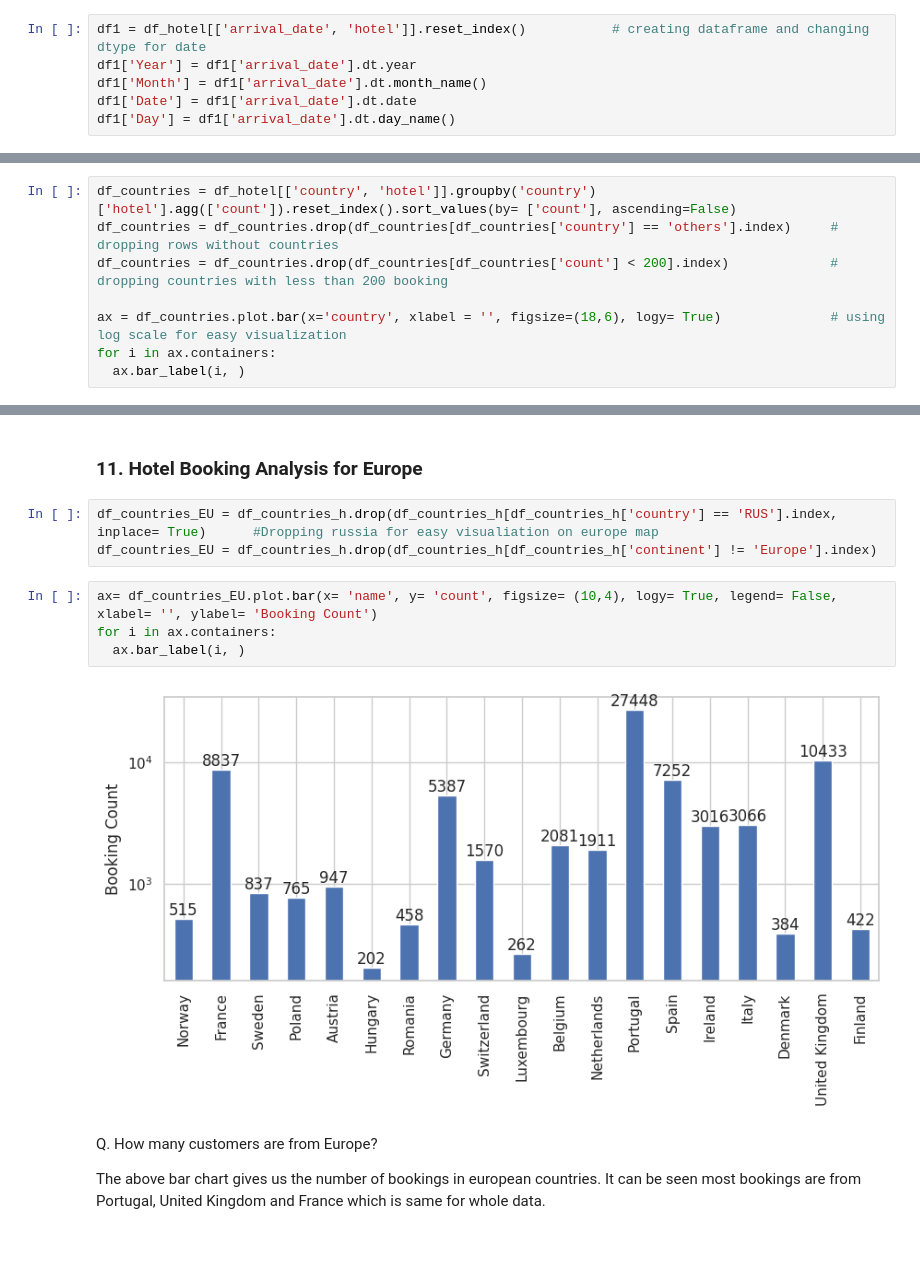
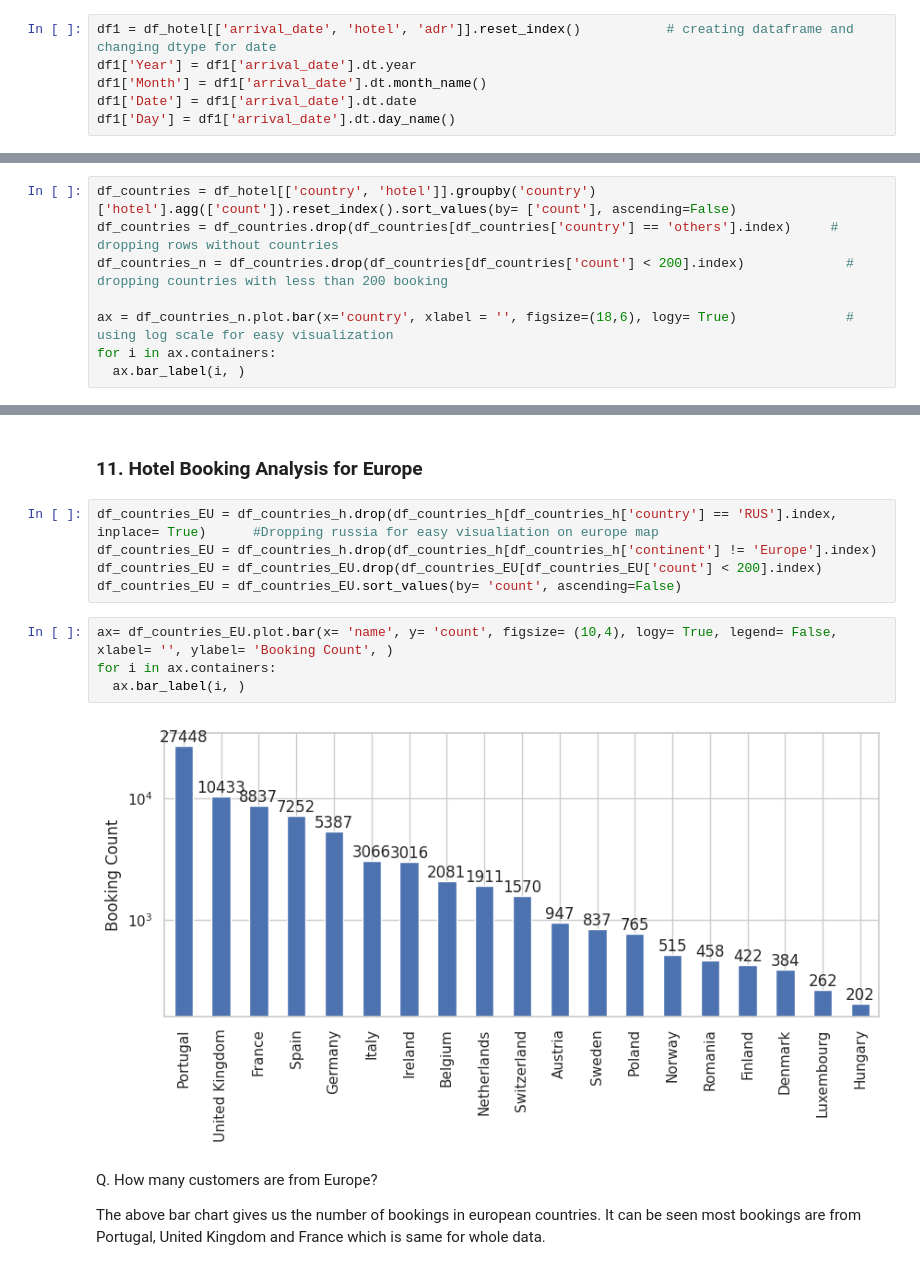
Before and after one commit to jamal-faisal/EDA_Hotel, a Jupyter notebook: EDA_Hotel_Booking.ipynb, the cells around one changed output, grey strips where cells are left out. Cells and saved outputs as stored; diff of their text form.

```diff
--- a/EDA_Hotel_Booking.ipynb
+++ b/EDA_Hotel_Booking.ipynb
@@ -304,7 +312,7 @@ The pie chart and bar chart are used as they enable us to compare numerical valu
 # %% [markdown]
 ### **3. Time wise analysis of hotel booking over years, months and days**
 # %%
-df1 = df_hotel[['arrival_date', 'hotel']].reset_index()           # creating dataframe and changing dtype for date
+df1 = df_hotel[['arrival_date', 'hotel', 'adr']].reset_index()           # creating dataframe and changing dtype for date
 df1['Year'] = df1['arrival_date'].dt.year
 df1['Month'] = df1['arrival_date'].dt.month_name()
 df1['Date'] = df1['arrival_date'].dt.date
@@ -514,9 +534,9 @@ A scatterplot is used for this analysis as it depict the strength, direction, an
 # %%
 df_countries = df_hotel[['country', 'hotel']].groupby('country')['hotel'].agg(['count']).reset_index().sort_values(by= ['count'], ascending=False)
 df_countries = df_countries.drop(df_countries[df_countries['country'] == 'others'].index)     # dropping rows without countries
-df_countries = df_countries.drop(df_countries[df_countries['count'] < 200].index)             # dropping countries with less than 200 booking
+df_countries_n = df_countries.drop(df_countries[df_countries['count'] < 200].index)             # dropping countries with less than 200 booking
 
-ax = df_countries.plot.bar(x='country', xlabel = '', figsize=(18,6), logy= True)              # using log scale for easy visualization
+ax = df_countries_n.plot.bar(x='country', xlabel = '', figsize=(18,6), logy= True)              # using log scale for easy visualization
 for i in ax.containers:
   ax.bar_label(i, )
 # %% [output]
@@ -546,12 +566,14 @@ The above world map shows that most number of bookings are in Europe. The reason
 # %%
 df_countries_EU = df_countries_h.drop(df_countries_h[df_countries_h['country'] == 'RUS'].index, inplace= True)      #Dropping russia for easy visualiation on europe map
 df_countries_EU = df_countries_h.drop(df_countries_h[df_countries_h['continent'] != 'Europe'].index)
+df_countries_EU = df_countries_EU.drop(df_countries_EU[df_countries_EU['count'] < 200].index)
+df_countries_EU = df_countries_EU.sort_values(by= 'count', ascending=False)
 # %%
-ax= df_countries_EU.plot.bar(x= 'name', y= 'count', figsize= (10,4), logy= True, legend= False, xlabel= '', ylabel= 'Booking Count')
+ax= df_countries_EU.plot.bar(x= 'name', y= 'count', figsize= (10,4), logy= True, legend= False, xlabel= '', ylabel= 'Booking Count', )
 for i in ax.containers:
   ax.bar_label(i, )
 # %% [output]
-[figure, old version]
+[figure, new version]
 # %% [markdown]
 Q. How many customers are from Europe?
 
```
Also changed, not shown: parts of 23 cells of this notebook.
